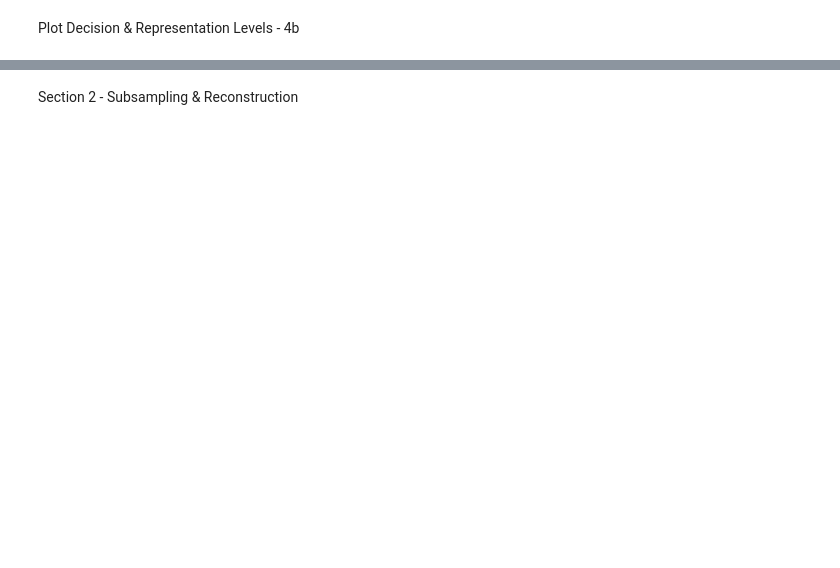
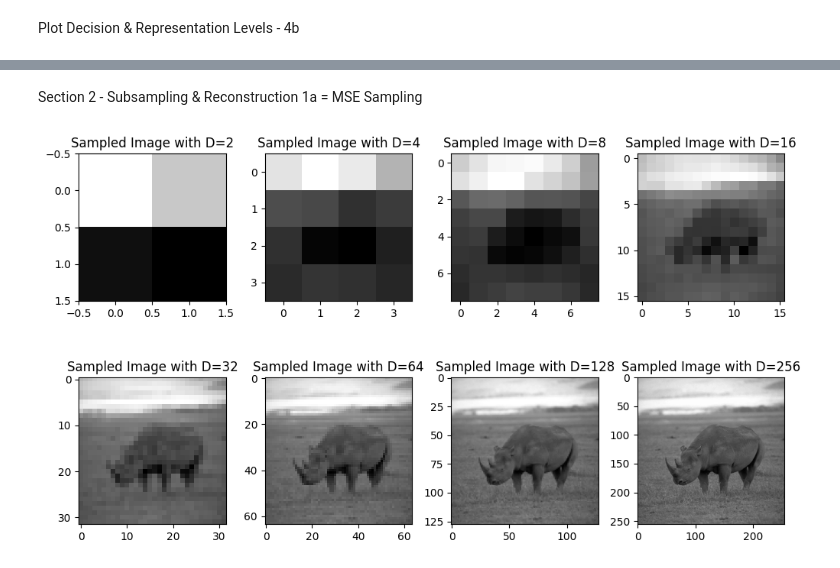
Before and after one commit to davidplo4545/DataProcessing_1, a Jupyter notebook: hw1.ipynb, the cells around one changed output, grey strips where cells are left out. Cells and saved outputs as stored; diff of their text form; code cells hidden in the pictures; blank space fills up the shorter version.

```diff
--- a/hw1.ipynb
+++ b/hw1.ipynb
@@ -203,2 +201,43 @@ for b in bit_budgets:
 # %% [markdown]
 Section 2 - Subsampling & Reconstruction
+1a = MSE Sampling
+# %%
+d_values = [2**i for i in range(1,9)]
+curr_img = img_arr.reshape(512,512)
+
+def subsample_image_by_factor_mse(img, factor):
+    new_img = np.zeros((factor, factor))
+    window_size = img.shape[0] // factor
+    for i in range(factor):
+        for j in range(factor):
+            curr_area = img[i*window_size:(i+1)*window_size,j*window_size:(j+1)*window_size]
+            new_img[i][j] = np.mean(curr_area)
+    # mse = np.mean((new_img - img)**2)
+    return new_img
+
+def reconstruct_image(sampled_img, orig_img_shape):
+    new_img = np.zeros((orig_img_shape, orig_img_shape))
+    factor = orig_img_shape//sampled_img.shape[0]
+    for i in range(sampled_img.shape[0]):
+        for j in range(sampled_img.shape[0]):
+            new_img[i*factor:(i+1)*factor,j*factor:(j+1)*factor]= sampled_img[i][j]
+    return new_img
+
+sampled_images = []
+sampled_mse_values = []
+for d in d_values:
+    sampled_img = subsample_image_by_factor_mse(curr_img, d)
+    reco_image = reconstruct_image(sampled_img, curr_img.shape[0])
+    sampled_mse_values.append(np.mean((reco_image - curr_img)**2))
+    sampled_images.append(sampled_img.copy())
+
+fig, axes = plt.subplots(2, 4, figsize=(10, 6))
+axes = axes.flatten()
+
+for i, ax in enumerate(axes):
+    ax.imshow(sampled_images[i], cmap="grey")
+    ax.set_title(f"Sampled Image with D={d_values[i]}")
+
+plt.tight_layout()
+# %% [output]
+[figure, added]
```
Also changed, not shown: parts of 17 cells of this notebook, 1 other file.
